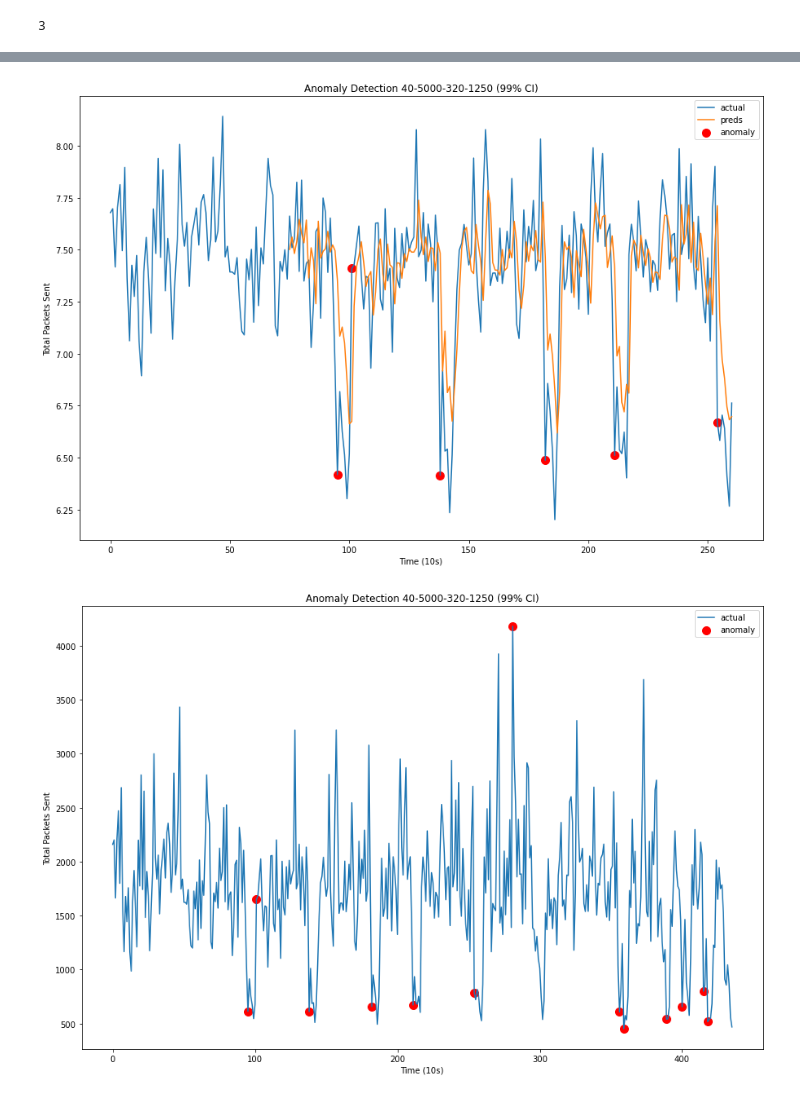
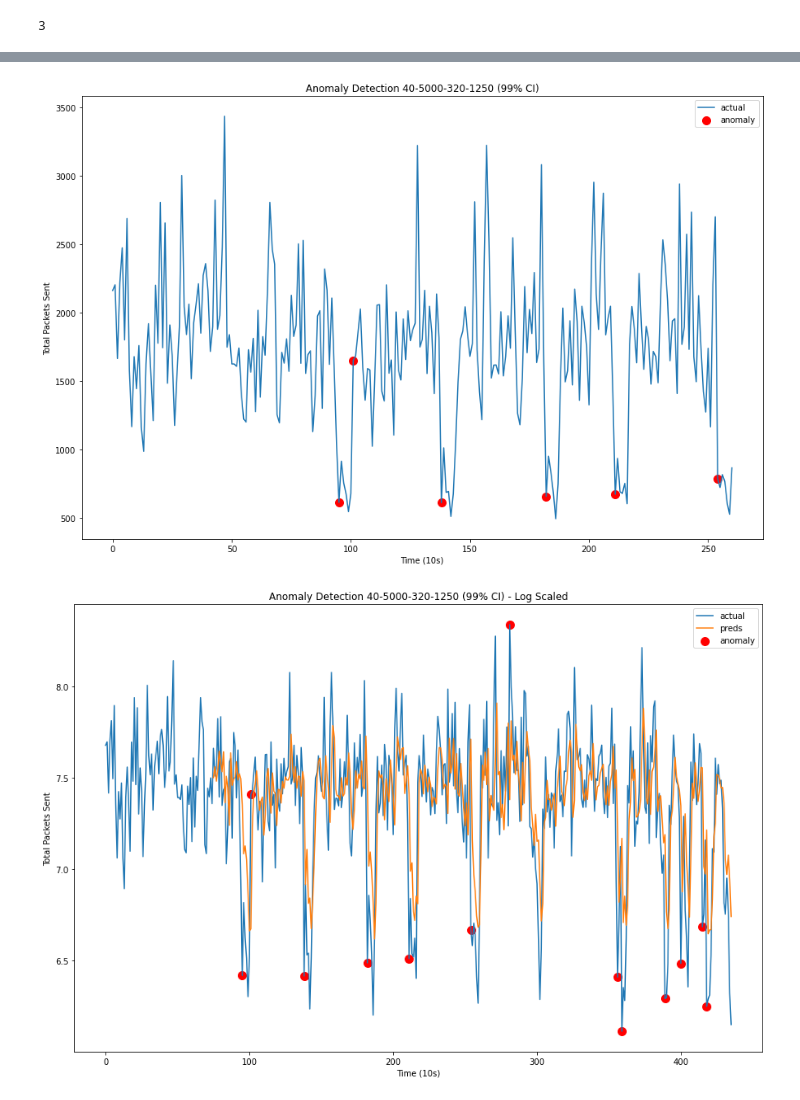
Before and after one commit to tatummaston/anomaly_detection_playgound, a Jupyter notebook: 40_5000_160_1250.ipynb, the cells around one changed output, grey strips where cells are left out. Drawn from its saved outputs; the diff is of its cells as text; code cells hidden in the pictures.

Commit message:
final ensemble

```diff
--- a/40_5000_160_1250.ipynb
+++ b/40_5000_160_1250.ipynb
@@ -16,0 +142,2 @@ os.chdir('/home/cht104/data_q2/40_5000_320_500')
+# %%
+preds = anomaly_ensemble(MAD_anomalies,arima_model_anomalies,DF,df,20)
@@ -25,19 +167,17 @@ def aggregate_data(data, n):
     df = pd.DataFrame(pd.read_csv(data[0])[20:].reset_index().drop('index',axis=1))
     df['total_pkts'] = df['1->2Pkts'] + df['2->1Pkts']
     df = df[df['total_pkts'] >1].reset_index().drop('index',axis=1)
-    df['anom'] = 0
-    df.loc[160:,'anom'] = 1
+    df['label'] = data[0]
     for file in data[1:]:
         dff = pd.DataFrame(pd.read_csv(file)[20:]).reset_index().drop('index',axis=1)
         dff['total_pkts'] = dff['1->2Pkts'] +df['2->1Pkts']
+        dff['label'] = file
         dff = dff[dff.total_pkts > 1].reset_index().drop('index',axis=1)
-        dff['anom'] = 0
-        dff.loc[160:,'anom'] = 1
         df=  pd.concat([df,dff],ignore_index=True)
     df = df[:len(df) - (len(df) %n)]
-    df_agg = pd.DataFrame([df[:n]['total_pkts'].mean(), df[:n]['anom'].max()],index=['total_pkts','anom']).T
+    df_agg = pd.DataFrame([df[:n]['total_pkts'].mean(),df[:n].label.unique()[0]],index=['total_pkts','label']).T
     for i in range(n,df.shape[0],n):
-        df_agg = pd.concat([df_agg,pd.DataFrame([df[i:i+n]['total_pkts'].mean(),df[i:i+n]['anom'].max()],index=['total_pkts','anom']).T],ignore_index=True)
+        df_agg = pd.concat([df_agg,pd.DataFrame([df[i:i+n]['total_pkts'].mean(),df[i:i+n].label.unique()[0]],index=['total_pkts','label']).T],ignore_index=True)
     return df_agg,df
 DF,df = aggregate_data(train_data,20)
 test_df,dff = aggregate_data(test_data,20)
@@ -80,7 +220,7 @@ def eval_models(dataset, p_vals,q_vals,d_vals, conf, n):
                 try:
                     aic,model_fit,test,predictions,anomalies,upperLim,lowerLim = eval_arima(dataset, order,conf,n)
                     best_score, best_cfg = aic, order
-                    print('ARIMA%s RMSE=%.3f' % (order,aic))
+                    print('ARIMA%s AIC=%.3f' % (order,aic))
                 except:
                     continue
 def plot_results(preds, data,anomalies, n, log=False):
@@ -91,16 +231,17 @@ def plot_results(preds, data,anomalies, n, log=False):
     preds['actual'] =data.total_pkts[n:]
     anom = preds[preds.anomaly==1]
     if log == True:
-        plt.plot(np.log(data.total_pkts),label='actual')
+        plt.plot(np.log(data.total_pkts.astype(float)),label='actual')
         plt.plot(preds.preds,label='preds')
-        plt.scatter(anom.index,np.log(anom.actual),label='anomaly',c='r',s=100)
+        plt.scatter(anom.index,np.log(anom.actual.astype(float)),label='anomaly',c='r',s=100)
+        plt.title('Anomaly Detection 40-5000-320-1250 (99% CI) - Log Scaled')
     if log == False:
         plt.plot(data.total_pkts,label='actual')
         plt.scatter(anom.index,anom.actual,label='anomaly',c='r',s=100)
+        plt.title('Anomaly Detection 40-5000-320-1250 (99% CI))
     plt.legend()
     plt.xlabel('Time (10s)')
     plt.ylabel('Total Packets Sent')
-    plt.title('Anomaly Detection 40-5000-320-1250 (99% CI)')
     plt.savefig('output.png', dpi=300)
 p_values = np.arange(1,4)
 d_values = range(2)
@@ -111,10 +252,10 @@ rmse, model, test, preds,anomalies,upper,lower= eval_arima(np.log(DF.total_pkts)
 # %%
-plot_results(preds,DF,anomalies,75, log=True)
+plot_results(preds,DF,anomalies,75)
 # %% [output]
-[figure, old version]
+[figure, new version]
 # %%
-rmse, model, test, preds,anomalies,upper,lower= eval_arima(np.log(test_.total_pkts), (3,0,2),.01,75)
+rmse, model, test, preds,anomalies,upper,lower= eval_arima(np.log(test_.total_pkts.astype('float')), (3,0,2),.01,75)
 # %%
-plot_results(preds,test_,anomalies,75,log=False)
+plot_results(preds,test_,anomalies,75,log=True)
 # %% [output]
-[figure, old version]
+[figure, new version]
```
Also changed, not shown: parts of 4 cells of this notebook, 3 other files.
